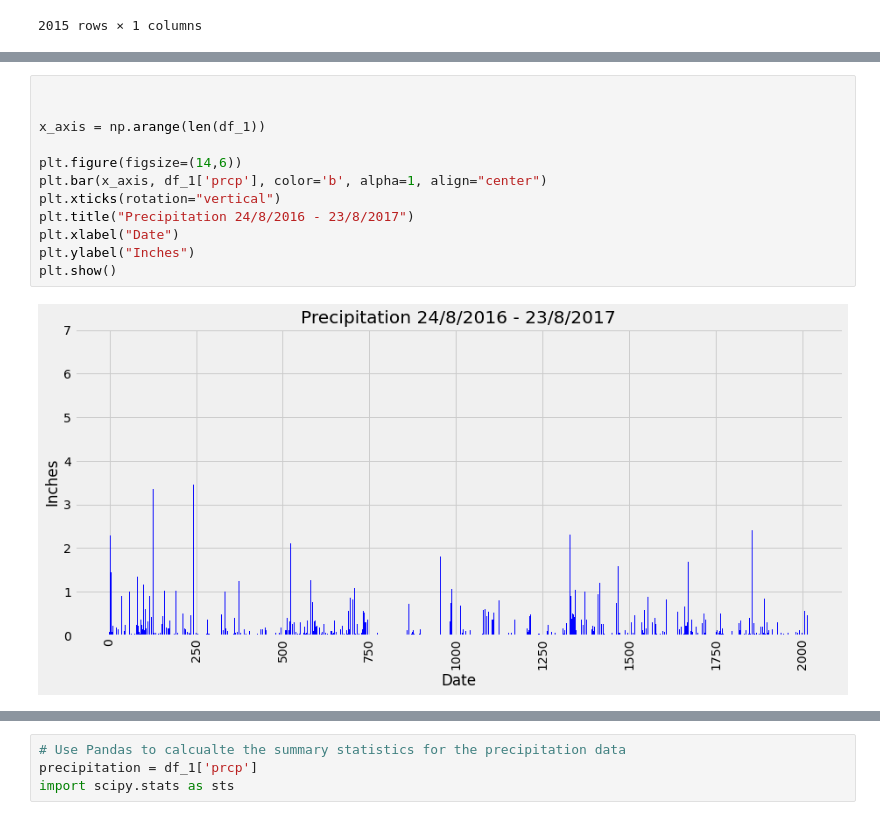
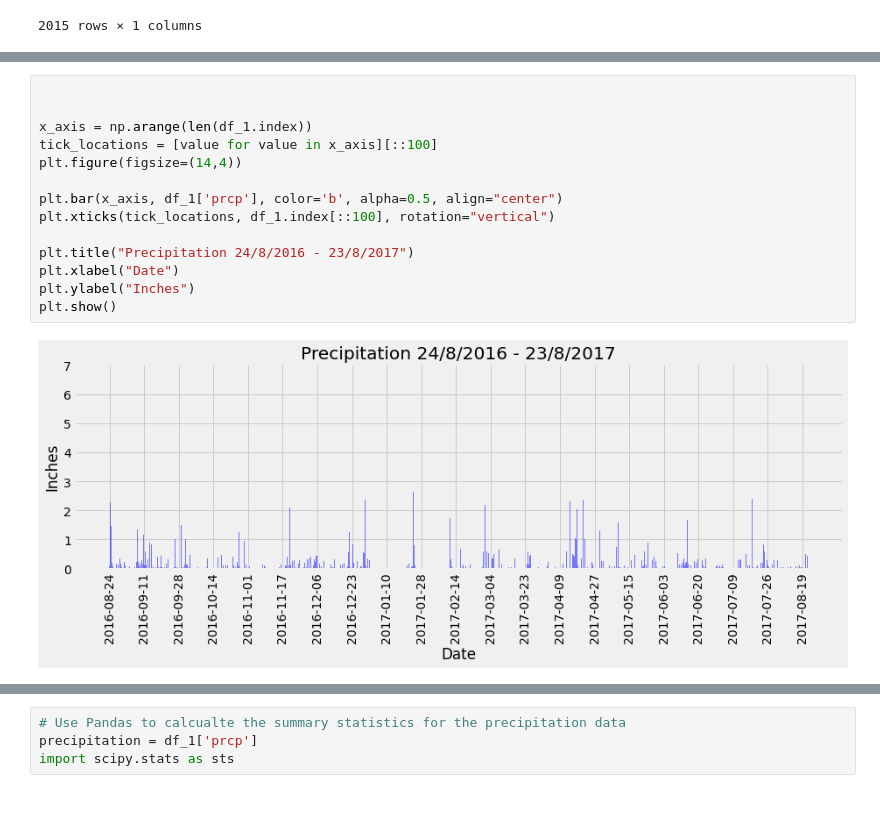
Before and after one commit to newbeadwork/Climate_Analysis_SQLalchemy, a Jupyter notebook: climate_starter.ipynb, the cells around one changed output, grey strips where cells are left out. Cells and saved outputs as stored; diff of their text form.

Commit message:
Cleaned bar plot

```diff
--- a/climate_starter.ipynb
+++ b/climate_starter.ipynb
@@ -204,14 +204,16 @@ df_1
 # %%
 
 
-x_axis = np.arange(len(df_1))
+x_axis = np.arange(len(df_1.index))
+tick_locations = [value for value in x_axis][::100]
+plt.figure(figsize=(14,4))
 
-plt.figure(figsize=(14,6))
-plt.bar(x_axis, df_1['prcp'], color='b', alpha=1, align="center")
-plt.xticks(rotation="vertical")
+plt.bar(x_axis, df_1['prcp'], color='b', alpha=0.5, align="center")
+plt.xticks(tick_locations, df_1.index[::100], rotation="vertical")
+
 plt.title("Precipitation 24/8/2016 - 23/8/2017")
 plt.xlabel("Date")
 plt.ylabel("Inches")
 plt.show()
 # %% [output]
-[figure, old version]
+[figure, new version]
```
Also changed, not shown: parts of 2 cells of this notebook.
